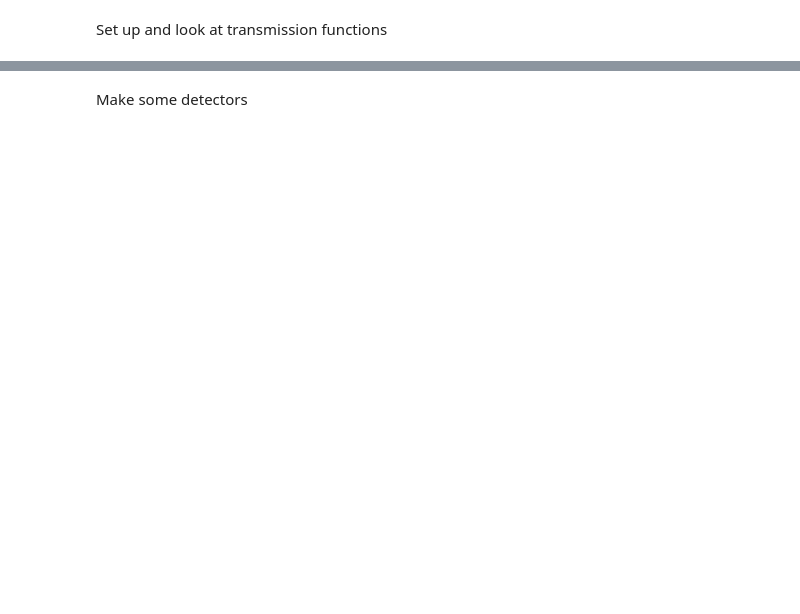
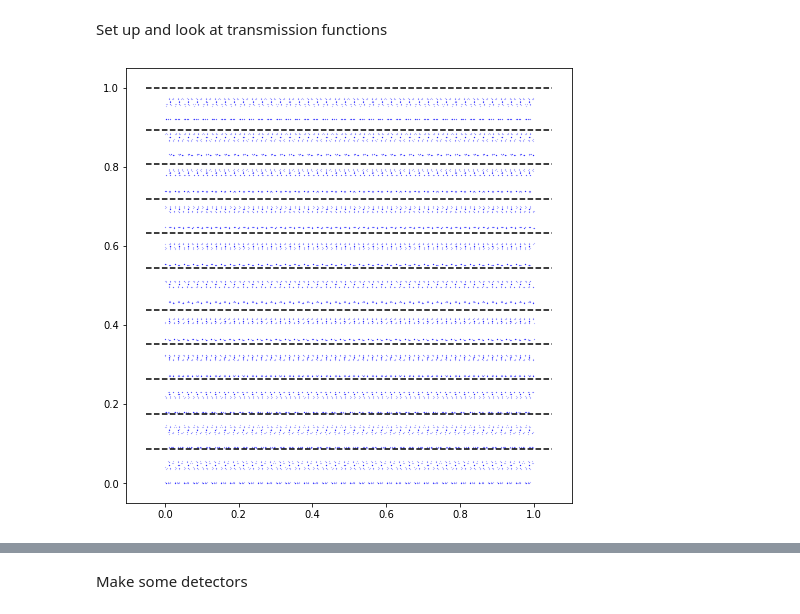
Before and after one commit to HamishGBrown/py_multislice, a Jupyter notebook: Demos/4DSTEM.ipynb, the cells around one changed output, grey strips where cells are left out. Saved outputs shown, nothing was run; the diff lists cells and outputs as text; code cells hidden in the pictures; blank space fills up the shorter version.

```diff
--- a/Demos/4DSTEM.ipynb
+++ b/Demos/4DSTEM.ipynb
@@ -68,5 +72,20 @@ ValueError: zero-size array to reduction operation maximum which has no identity
 # %% [markdown]
 Set up and look at transmission functions
+# %%
+#Subslice every 2 Angstrom
+
+step=0.087
+subslices = np.concatenate([np.arange(step,0.5,step=0.088),np.arange(0.545,1.0,step)])
+subslices[-1] = 1.0
+nsubslices = subslices.shape[0]
+# print(nsubsubslices)
+fig,ax =plt.subplots(figsize=(8,8))
+ax.plot(crystal.atoms[:,0],crystal.atoms[:,2],'bo',markersize=0.1)
+x0,x1 = ax.get_xlim()
+for slce in subslices:
+    ax.plot([x0,x1],[slce,slce],'k--')
+# %% [output]
+[figure, added]
 # %%
 import torch
 from pyms.utils import cx_to_numpy
```
Also changed, not shown: parts of 5 cells of this notebook, 3 other files.
